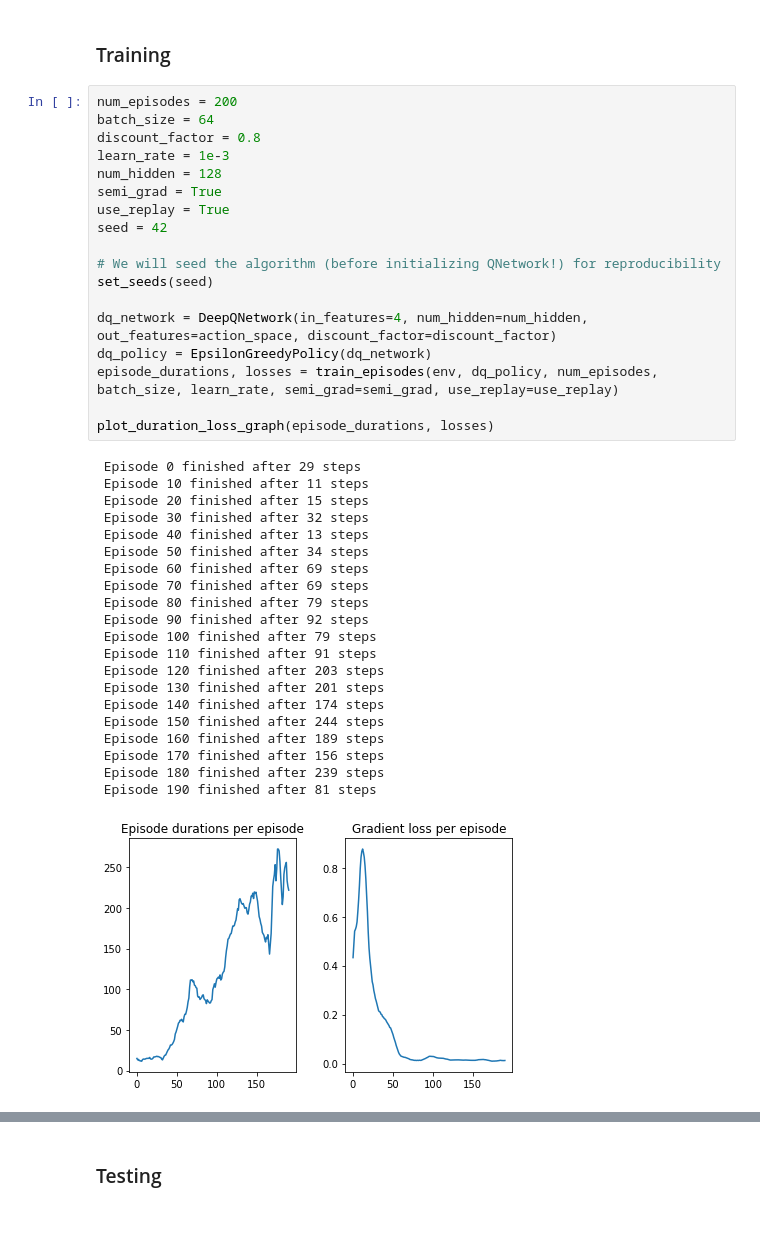
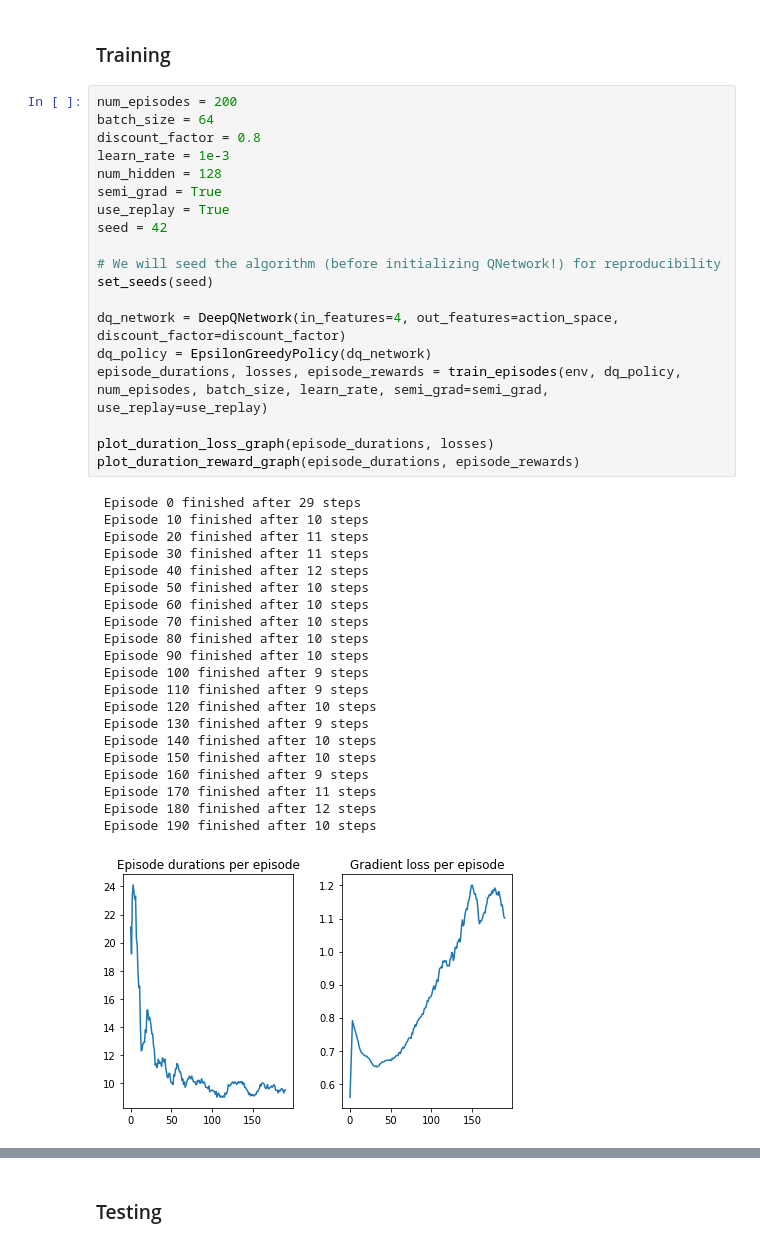
Before and after one commit to TK98/Reinforcement_Learning_Project, a Jupyter notebook: project_demonstration.ipynb, the cells around one changed output, grey strips where cells are left out. Drawn from its saved outputs; the diff is of its cells as text.

```diff
--- a/project_demonstration.ipynb
+++ b/project_demonstration.ipynb
@@ -58,40 +58,41 @@ action_space = env.action_space.n
 # %%
 num_episodes = 200
 batch_size = 64
 discount_factor = 0.8
 learn_rate = 1e-3
 num_hidden = 128
 semi_grad = True
 use_replay = True
 seed = 42
 
 # We will seed the algorithm (before initializing QNetwork!) for reproducibility
 set_seeds(seed)
 
-dq_network = DeepQNetwork(in_features=4, num_hidden=num_hidden, out_features=action_space, discount_factor=discount_factor)
+dq_network = DeepQNetwork(in_features=4, out_features=action_space, discount_factor=discount_factor)
 dq_policy = EpsilonGreedyPolicy(dq_network)
-episode_durations, losses = train_episodes(env, dq_policy, num_episodes, batch_size, learn_rate, semi_grad=semi_grad, use_replay=use_replay)
+episode_durations, losses, episode_rewards = train_episodes(env, dq_policy, num_episodes, batch_size, learn_rate, semi_grad=semi_grad, use_replay=use_replay)
 
 plot_duration_loss_graph(episode_durations, losses)
+plot_duration_reward_graph(episode_durations, episode_rewards)
 # %% [output]
  Episode 0 finished after 29 steps
- Episode 10 finished after 11 steps
- Episode 20 finished after 15 steps
- Episode 30 finished after 32 steps
- Episode 40 finished after 13 steps
- Episode 50 finished after 34 steps
- Episode 60 finished after 69 steps
- Episode 70 finished after 69 steps
- Episode 80 finished after 79 steps
- Episode 90 finished after 92 steps
- Episode 100 finished after 79 steps
- Episode 110 finished after 91 steps
- Episode 120 finished after 203 steps
- Episode 130 finished after 201 steps
- Episode 140 finished after 174 steps
- Episode 150 finished after 244 steps
- Episode 160 finished after 189 steps
- Episode 170 finished after 156 steps
- Episode 180 finished after 239 steps
- Episode 190 finished after 81 steps
+ Episode 10 finished after 10 steps
+ Episode 20 finished after 11 steps
+ Episode 30 finished after 11 steps
+ Episode 40 finished after 12 steps
+ Episode 50 finished after 10 steps
+ Episode 60 finished after 10 steps
+ Episode 70 finished after 10 steps
+ Episode 80 finished after 10 steps
+ Episode 90 finished after 10 steps
+ Episode 100 finished after 9 steps
+ Episode 110 finished after 9 steps
+ Episode 120 finished after 10 steps
+ Episode 130 finished after 9 steps
+ Episode 140 finished after 10 steps
+ Episode 150 finished after 10 steps
+ Episode 160 finished after 9 steps
+ Episode 170 finished after 11 steps
+ Episode 180 finished after 12 steps
+ Episode 190 finished after 10 steps
-[figure, old version]
+[figure, new version]
```
Also changed, not shown: parts of 4 cells of this notebook, 2 other files.
